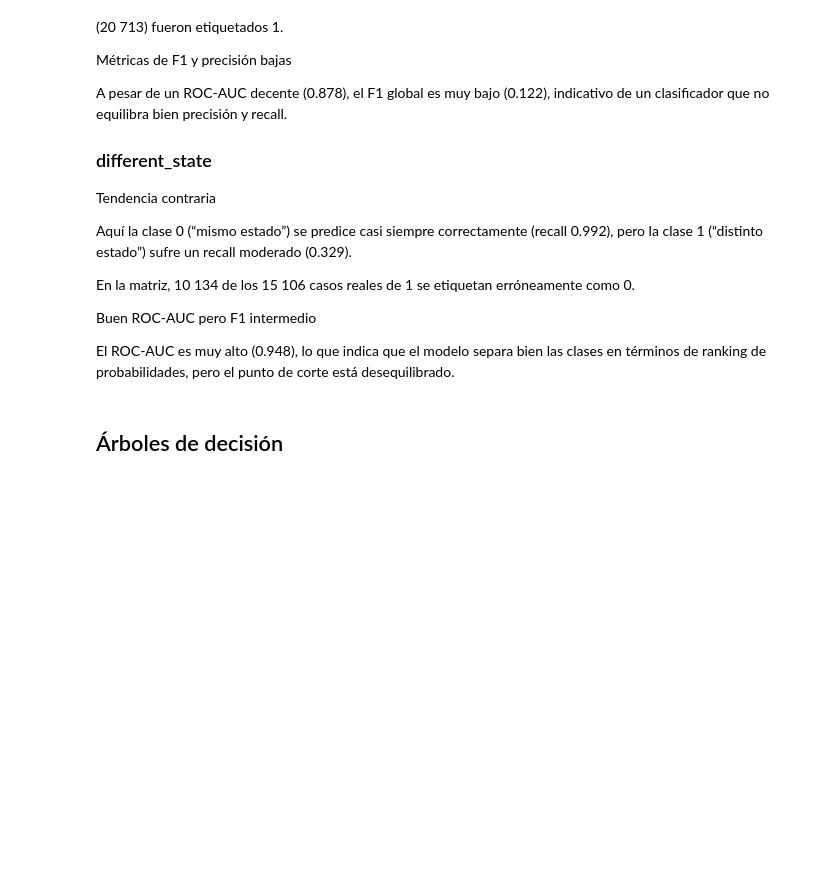
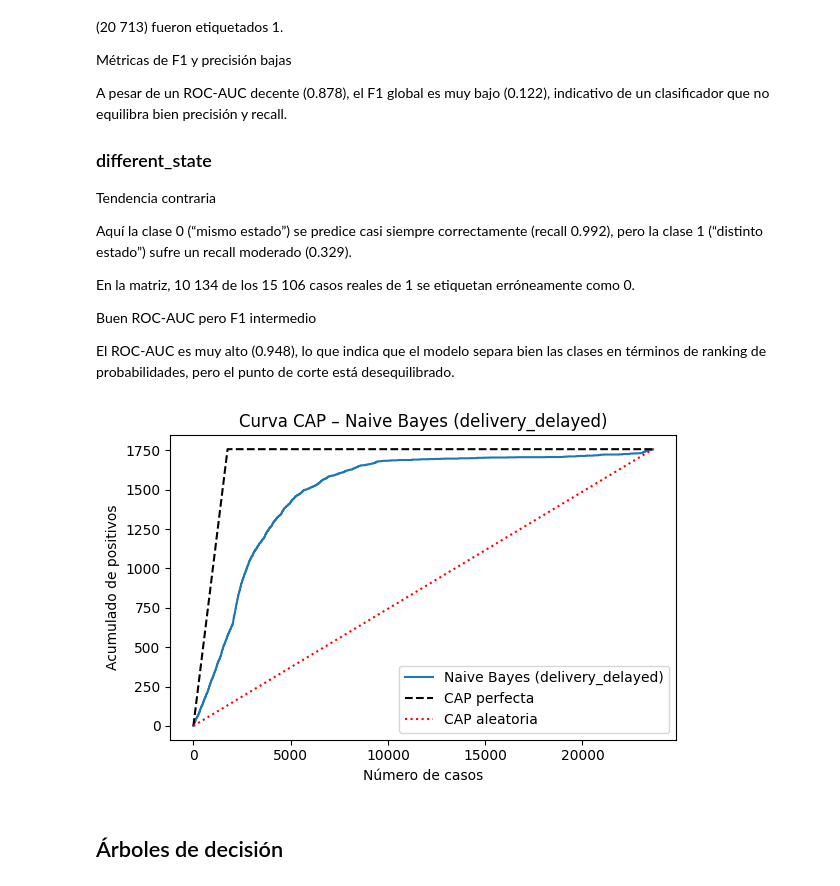
Before and after one commit to JoaquinCampos22155/proyecto3_Mineria, a Jupyter notebook: ModelosRegresion.ipynb, the cells around one changed output. Saved outputs shown, nothing was run; the diff lists cells and outputs as text; code cells hidden in the pictures; blank space fills up the shorter version.

```diff
--- a/ModelosRegresion.ipynb
+++ b/ModelosRegresion.ipynb
@@ -1055,3 +1066,16 @@ Conclusión: k-NN es muy conservador, excelente para no sobre-alertar, pero pier
 Prácticamente perfecto (solo 32 errores en ~23 600 muestras).
 
 ROC-AUC 1.0: separación casi lineal en el espacio de características.
+# %%
+from sklearn.model_selection import train_test_split
+import joblib
+
+df_filled = df.fillna(df.mean(numeric_only=True))
+X = df_filled.drop(columns=['delivery_delayed'])
+y = df_filled['delivery_delayed']
+Xtr, Xte, ytr, yte = train_test_split(
+    X, y, test_size=0.25, stratify=y, random_state=42)
+
+model = joblib.load('knn_best_delivery_delayed.joblib')
+y_scores = model.predict_proba(Xte)[:, 1]
+plot_cap_curve(yte, y_scores, 'k-NN (delivery_delayed)')
@@ -1174,6 +1200,21 @@ En la matriz, 10 134 de los 15 106 casos reales de 1 se etiquetan erróneamente
 Buen ROC-AUC pero F1 intermedio
 
 El ROC-AUC es muy alto (0.948), lo que indica que el modelo separa bien las clases en términos de ranking de probabilidades, pero el punto de corte está desequilibrado.
+# %%
+from sklearn.model_selection import train_test_split
+import joblib
+
+df_filled = df.fillna(df.mean(numeric_only=True))
+X = df_filled.drop(columns=['delivery_delayed'])
+y = df_filled['delivery_delayed']
+Xtr, Xte, ytr, yte = train_test_split(
+    X, y, test_size=0.25, stratify=y, random_state=42)
+
+model = joblib.load('nb_best_delivery_delayed.joblib')
+y_scores = model.predict_proba(Xte)[:, 1]
+plot_cap_curve(yte, y_scores, 'Naive Bayes (delivery_delayed)')
+# %% [output]
+[figure, added]
 # %% [markdown]
 ## Árboles de decisión
 # %%
```
Also changed, not shown: parts of 8 cells of this notebook.
